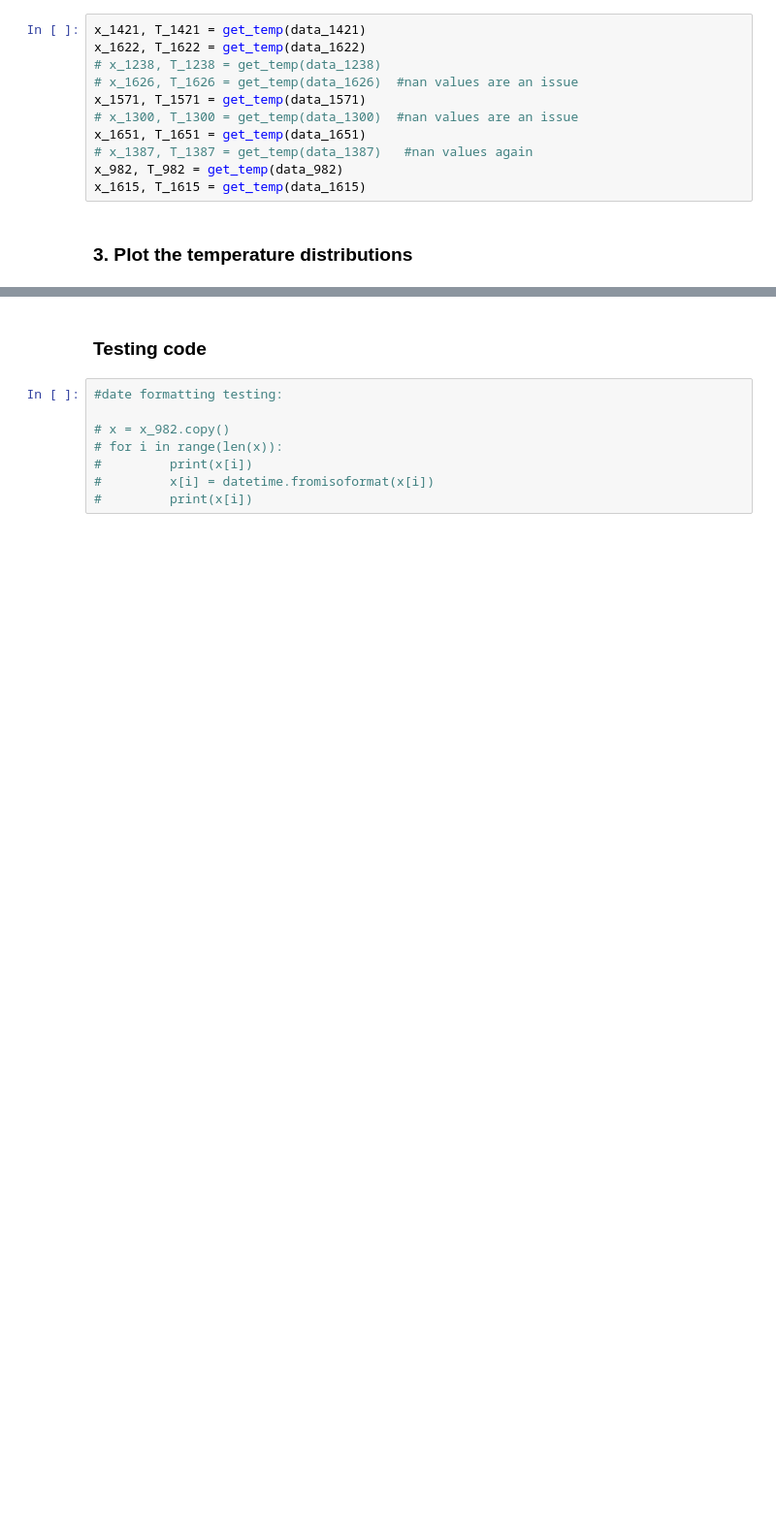
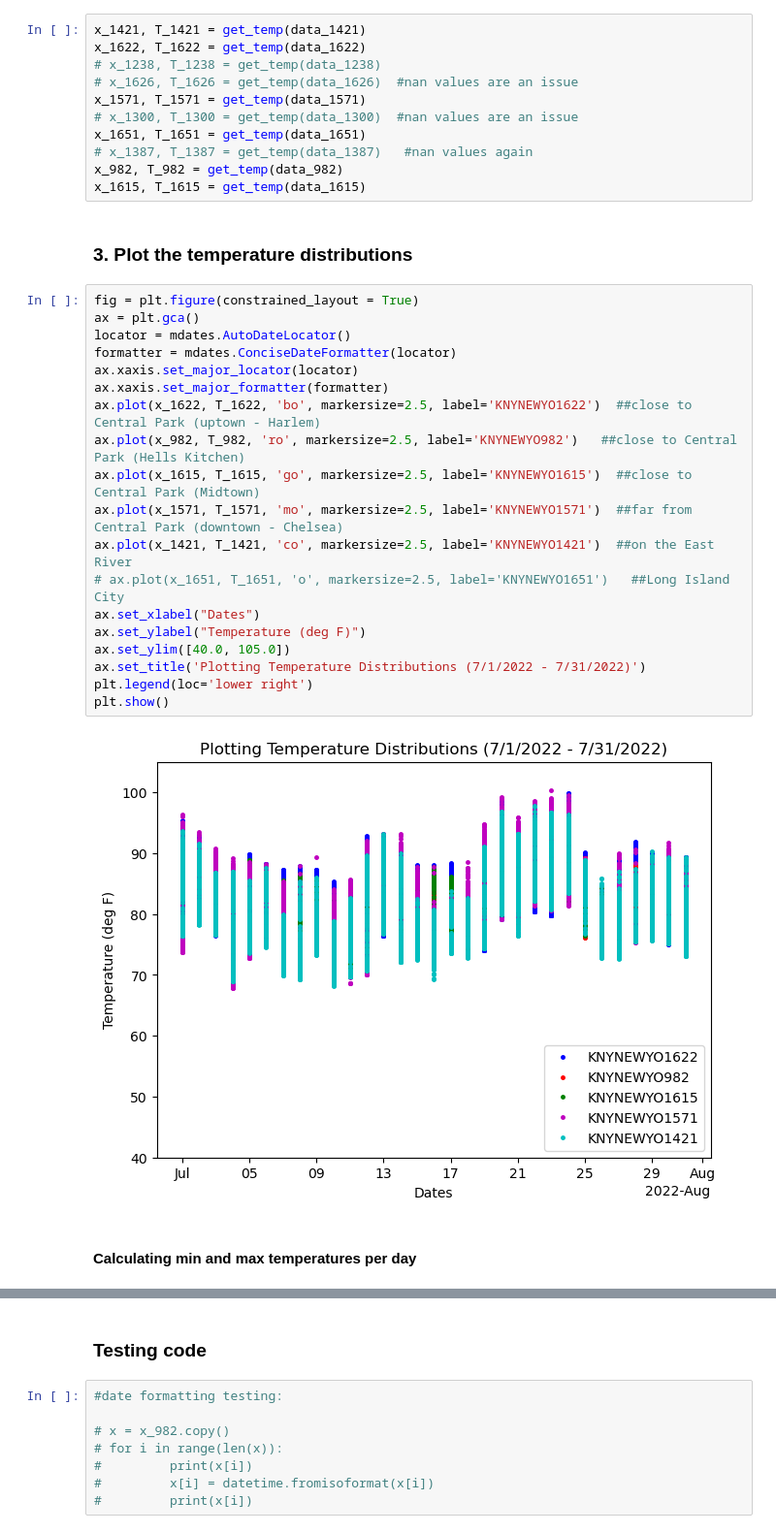
Before and after one commit to soph-loaf/aht_project, a Jupyter notebook: PreprocessingWUData_SAL.ipynb, the cells around one changed output, grey strips where cells are left out. Shown at 97% size. Cells and saved outputs as stored; diff of their text form; blank space fills up the shorter version.

```diff
--- a/PreprocessingWUData_SAL.ipynb
+++ b/PreprocessingWUData_SAL.ipynb
@@ -129,3 +117,26 @@ x_982, T_982 = get_temp(data_982)
 x_1615, T_1615 = get_temp(data_1615)
 # %% [markdown]
 ### 3. Plot the temperature distributions
+# %%
+fig = plt.figure(constrained_layout = True)
+ax = plt.gca()
+locator = mdates.AutoDateLocator()
+formatter = mdates.ConciseDateFormatter(locator)
+ax.xaxis.set_major_locator(locator)
+ax.xaxis.set_major_formatter(formatter)
+ax.plot(x_1622, T_1622, 'bo', markersize=2.5, label='KNYNEWYO1622')  ##close to Central Park (uptown - Harlem)
+ax.plot(x_982, T_982, 'ro', markersize=2.5, label='KNYNEWYO982')   ##close to Central Park (Hells Kitchen)
+ax.plot(x_1615, T_1615, 'go', markersize=2.5, label='KNYNEWYO1615')  ##close to Central Park (Midtown)
+ax.plot(x_1571, T_1571, 'mo', markersize=2.5, label='KNYNEWYO1571')  ##far from Central Park (downtown - Chelsea)
+ax.plot(x_1421, T_1421, 'co', markersize=2.5, label='KNYNEWYO1421')  ##on the East River
+# ax.plot(x_1651, T_1651, 'o', markersize=2.5, label='KNYNEWYO1651')   ##Long Island City
+ax.set_xlabel("Dates")
+ax.set_ylabel("Temperature (deg F)")
+ax.set_ylim([40.0, 105.0])
+ax.set_title('Plotting Temperature Distributions (7/1/2022 - 7/31/2022)')
+plt.legend(loc='lower right')
+plt.show()
+# %% [output]
+[figure, added]
+# %% [markdown]
+#### Calculating min and max temperatures per day
```
Also changed, not shown: parts of 9 cells of this notebook.
